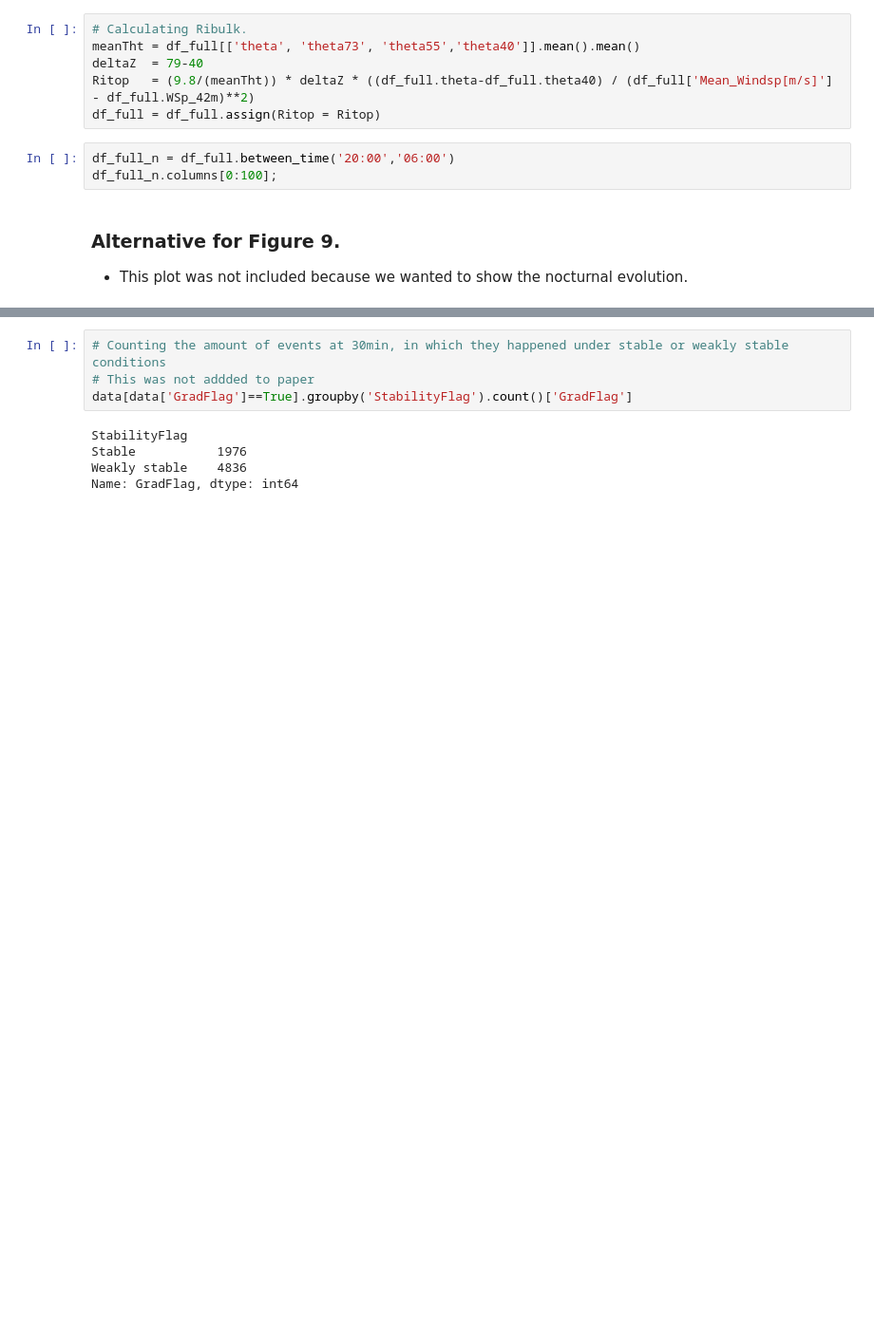
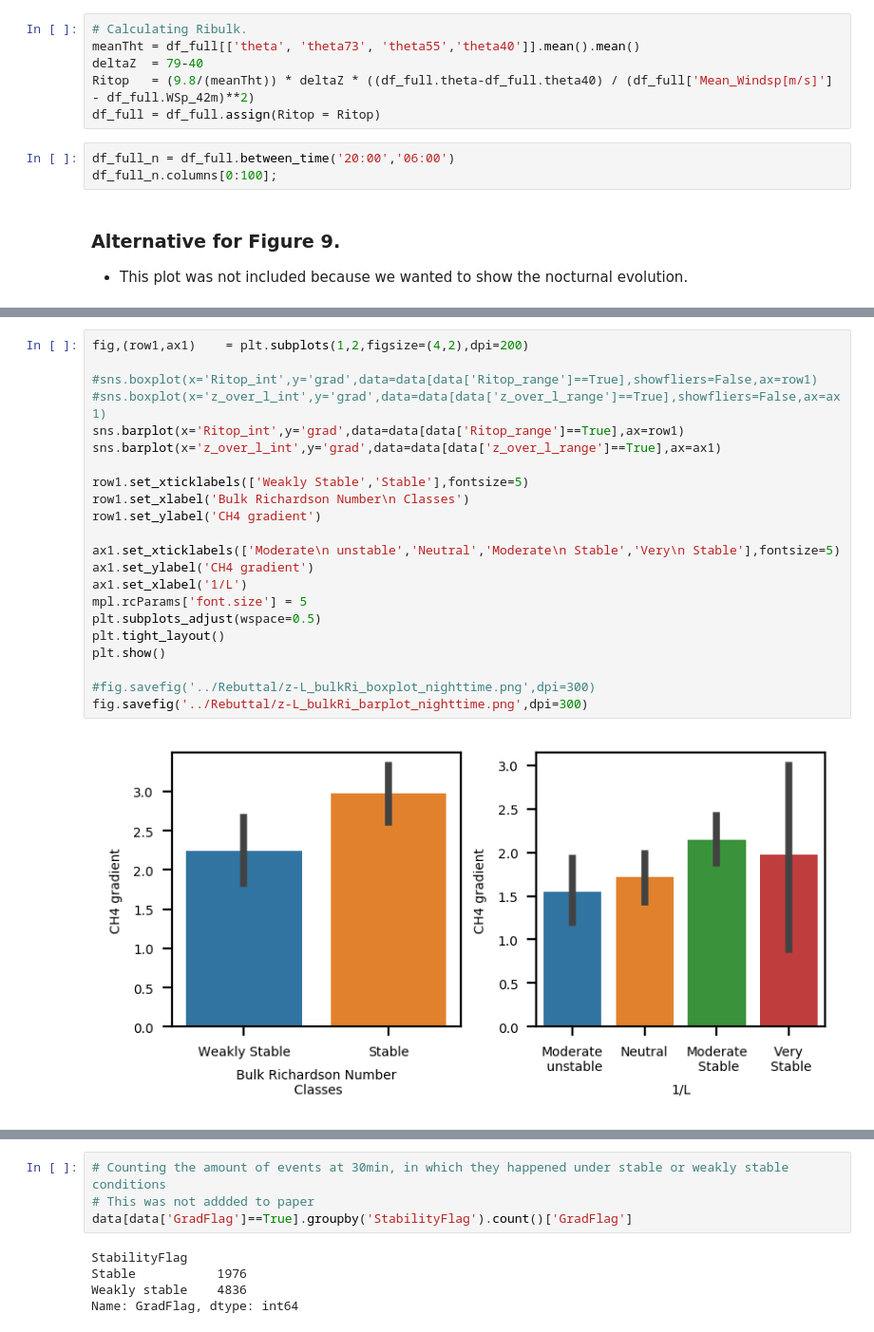
Before and after one commit to itarec1988/Understanding-nighttime-CH4-signals-paper-repo, a Jupyter notebook: 04_Analysis.ipynb, the cells around one changed output, grey strips where cells are left out. Shown: that part at 95% size. Cells and saved outputs as stored; diff of their text form; blank space fills up the shorter version.

```diff
--- a/04_Analysis.ipynb
+++ b/04_Analysis.ipynb
@@ -419,0 +444,24 @@ plt.show()
+# %%
+fig,(row1,ax1)    = plt.subplots(1,2,figsize=(4,2),dpi=200)
+
+#sns.boxplot(x='Ritop_int',y='grad',data=data[data['Ritop_range']==True],showfliers=False,ax=row1)
+#sns.boxplot(x='z_over_l_int',y='grad',data=data[data['z_over_l_range']==True],showfliers=False,ax=ax1)
+sns.barplot(x='Ritop_int',y='grad',data=data[data['Ritop_range']==True],ax=row1)
+sns.barplot(x='z_over_l_int',y='grad',data=data[data['z_over_l_range']==True],ax=ax1)
+
+row1.set_xticklabels(['Weakly Stable','Stable'],fontsize=5)
+row1.set_xlabel('Bulk Richardson Number\n Classes')
+row1.set_ylabel('CH4 gradient')
+
+ax1.set_xticklabels(['Moderate\n unstable','Neutral','Moderate\n Stable','Very\n Stable'],fontsize=5)
+ax1.set_ylabel('CH4 gradient')
+ax1.set_xlabel('1/L')
+mpl.rcParams['font.size'] = 5
+plt.subplots_adjust(wspace=0.5)
+plt.tight_layout()
+plt.show()
+
+#fig.savefig('../Rebuttal/z-L_bulkRi_boxplot_nighttime.png',dpi=300)
+fig.savefig('../Rebuttal/z-L_bulkRi_barplot_nighttime.png',dpi=300)
+# %% [output]
+[figure, added]
```
Also changed, not shown: parts of 44 cells of this notebook, 1 other file.
